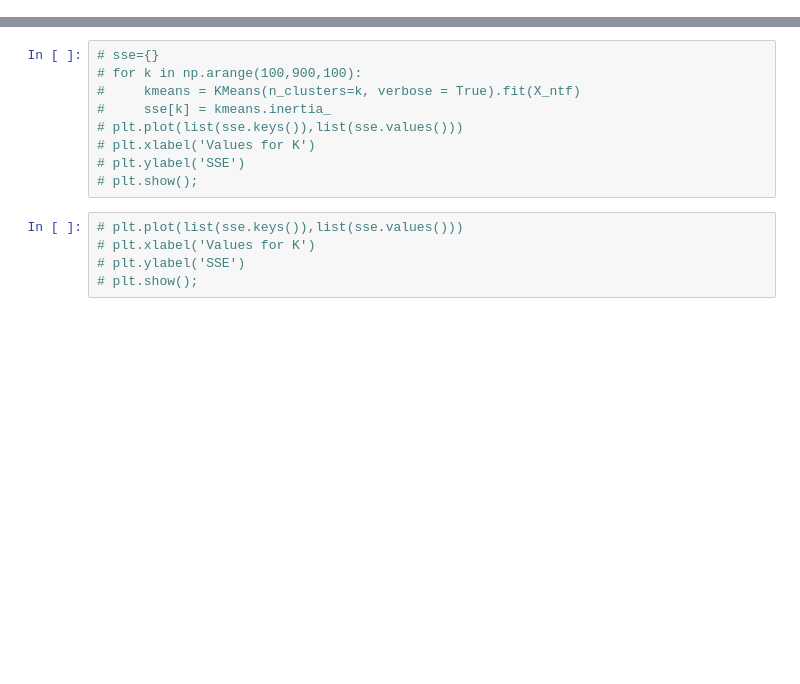
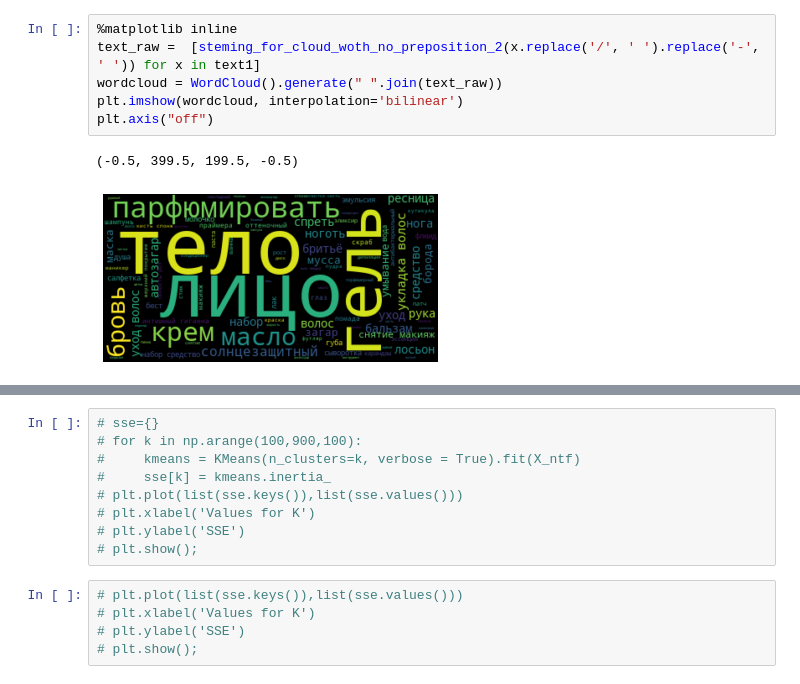
Before and after one commit to JacKira/MastersDegree, a Jupyter notebook: ProductsGrouping/Clustering.ipynb, the cells around one changed output, grey strips where cells are left out. Saved outputs shown, nothing was run; the diff lists cells and outputs as text; blank space fills up the shorter version.

```diff
--- a/ProductsGrouping/Clustering.ipynb
+++ b/ProductsGrouping/Clustering.ipynb
@@ -43,0 +110,9 @@ text3 = pd.Series([stemSentence(x.replace('/', ' ')) for x in text1])
+# %%
+%matplotlib inline
+text_raw =  [steming_for_cloud_woth_no_preposition_2(x.replace('/', ' ').replace('-', ' ')) for x in text1]
+wordcloud = WordCloud().generate(" ".join(text_raw))
+plt.imshow(wordcloud, interpolation='bilinear')
+plt.axis("off")
+# %% [output]
+(-0.5, 399.5, 199.5, -0.5)
+[figure, added]
```
Also changed, not shown: parts of 19 cells of this notebook, 4 other files.
